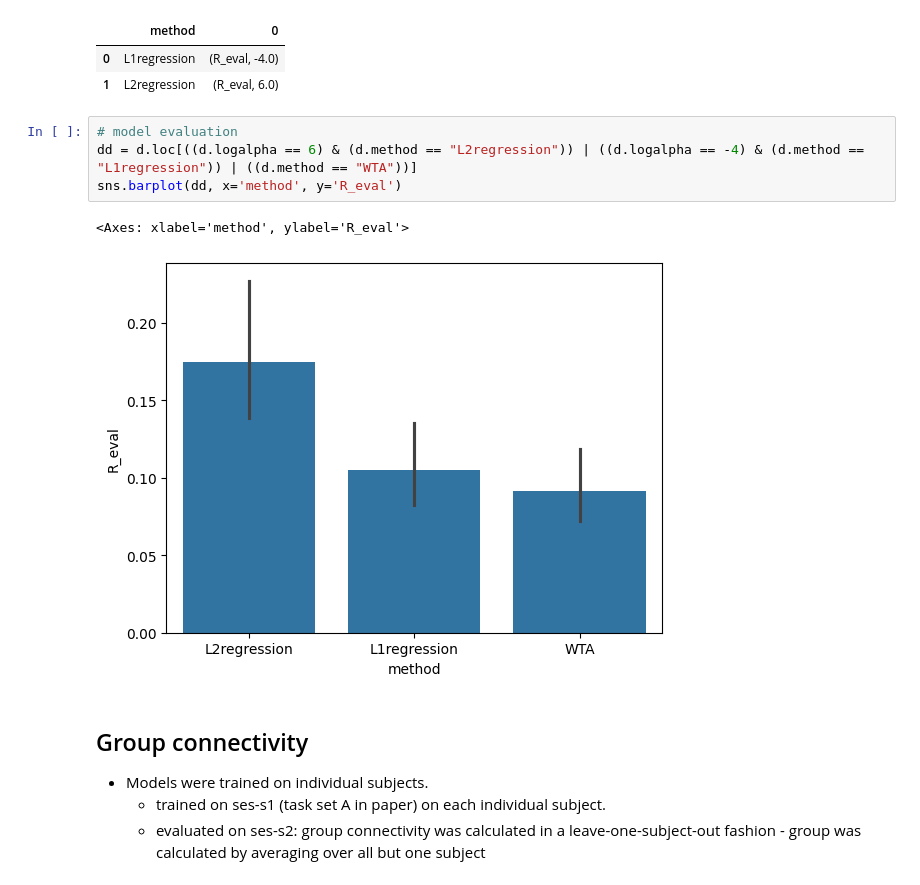
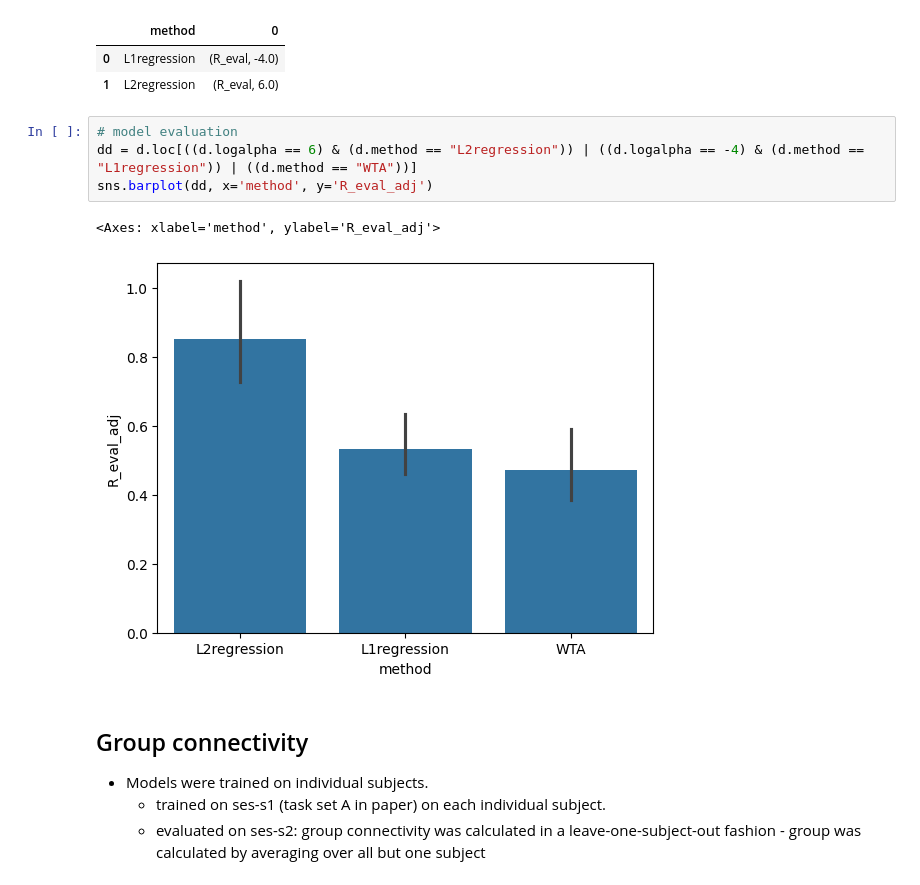
Before and after one commit to lshahsha/bg_conn_sr, a Jupyter notebook: notebooks/bg_model_eval.ipynb, the cells around one changed output. Drawn from its saved outputs; the diff is of its cells as text.

```diff
--- a/notebooks/bg_model_eval.ipynb
+++ b/notebooks/bg_model_eval.ipynb
@@ -62,10 +62,10 @@ best_model
 # %%
 # model evaluation
 dd = d.loc[((d.logalpha == 6) & (d.method == "L2regression")) | ((d.logalpha == -4) & (d.method == "L1regression")) | ((d.method == "WTA"))]
-sns.barplot(dd, x='method', y='R_eval')
+sns.barplot(dd, x='method', y='R_eval_adj')
 # %% [output]
-<Axes: xlabel='method', ylabel='R_eval'>
+<Axes: xlabel='method', ylabel='R_eval_adj'>
-[figure, old version]
+[figure, new version]
 # %% [markdown]
 ## Group connectivity
 
```
Also changed, not shown: parts of 1 cell of this notebook, 4 other files.
